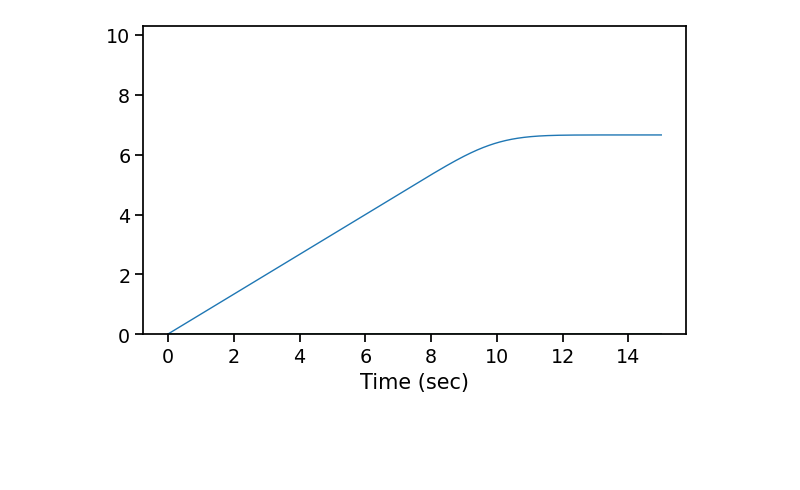
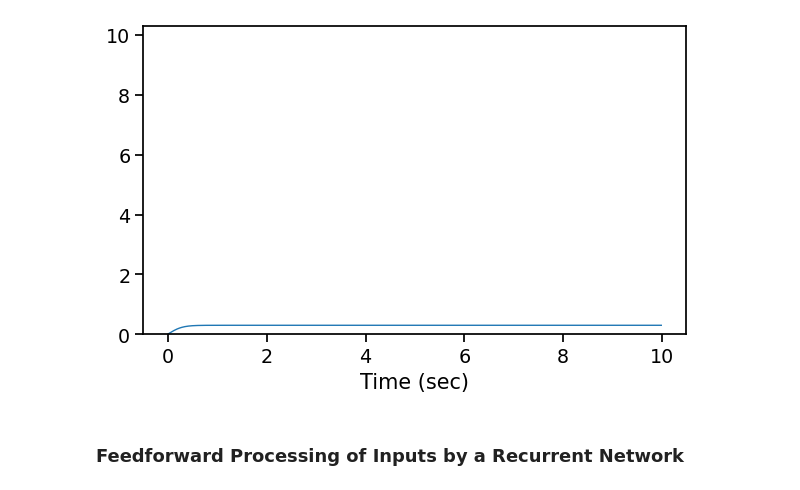
Before and after one commit to memming/linear-algebra-and-dynamics-lectures, a Jupyter notebook: code/goldman.ipynb, the cells around one changed output. Cells and saved outputs as stored; diff of their text form; code cells hidden in the pictures; blank space fills up the shorter version.

Commit message:
goldman plots 3,4

```diff
--- a/code/goldman.ipynb
+++ b/code/goldman.ipynb
@@ -15,17 +35,0 @@ def gn(t, n, I=1, tau=.1):
-# %%
-#Figure 1B
-times = np.linspace(0, 15, 1000)
-N = 100
-I=2
-basisfunctions = [gn(times, n=i, I=I) for i in range(N)]
-W = np.ones(N)
-weighted_sum = np.dot(W,basisfunctions)
-
-fig, axs = plt.subplots(2, 1, figsize=(7, 7), sharex=True)
-for i in range(N):
-    axs[0].plot(times, basisfunctions[i])
-
-axs[1].plot(times, weighted_sum)
-axs[1].set_ylim([0,I*1.03])
-plt.xlabel("Time (sec)");
-plt.ylabel("");
@@ -33,0 +36,12 @@ plt.ylabel("");
+# %%
+#input: a_i represents the strength of the external input to unit i
+a_weights = np.zeros(N)
+a_weights[0] = 1.
+
+#input x(t)
+x = np.zeros(T)
+x[0] = 1
+
+#connectivity matrix: feedforward network
+W = np.diag(np.ones((1, N-1))[0], 1)
+W
@@ -34,20 +68,19 @@ plt.ylabel("");
 # %%
-#Figure 1B
+#Figure 1E
 # step input leads to a linear ramping output with slope proportional to the size of the step
-times = np.linspace(0, 15, 1000)
-N = 100
 I= .01
-basisfunctions = [gn(times, n=i, I=I) for i in range(N)]
-W = np.ones(N)
-weighted_sum = np.dot(W,basisfunctions)
+x = np.ones(T)
+all_r = simulate_network(W, T, a_weights, I*x)
+output_weights =  np.ones(N)
+weighted_sum = np.dot(all_r, output_weights)
 
 fig, ax = plt.subplots(1, 1, figsize=(7, 4), sharex=True)
-for i in range(N):
-    ax.plot(times, basisfunctions[i])
 
-ax.plot(times, np.cumsum(weighted_sum))
+ax.plot(times, weighted_sum)
 ax.set_ylim([0,10*1.03])
 plt.xlabel("Time (sec)");
 plt.ylabel("");
 # %% [output]
-[figure, old version]
+[figure, new version]
+# %% [markdown]
+### Feedforward Processing of Inputs by a Recurrent Network
```
Also changed, not shown: parts of 24 cells of this notebook.
